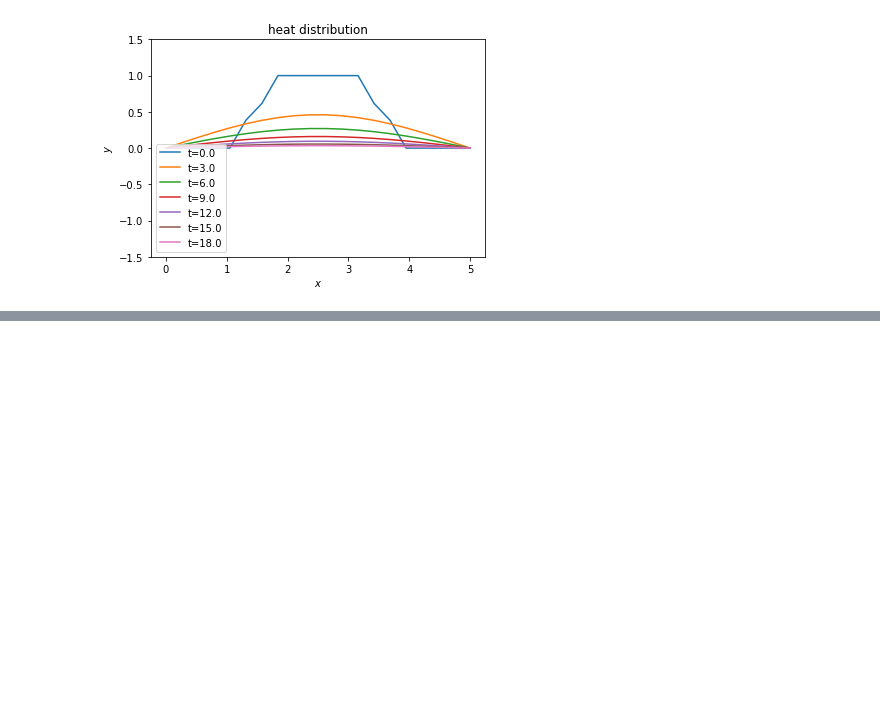
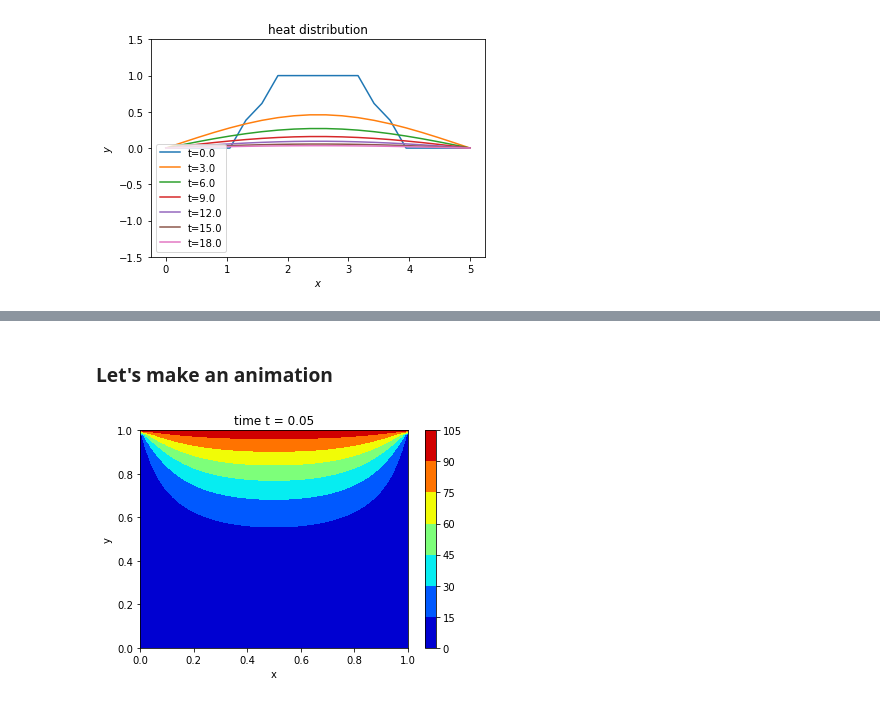
Before and after one commit to moxlos/algorithms, a Jupyter notebook: diff_eqs/heat_eq.ipynb, the cells around one changed output, grey strips where cells are left out. Saved outputs shown, nothing was run; the diff lists cells and outputs as text; code cells hidden in the pictures; blank space fills up the shorter version.

```diff
--- a/diff_eqs/heat_eq.ipynb
+++ b/diff_eqs/heat_eq.ipynb
@@ -188,0 +324,27 @@ heat.plot_distr(pts_sel)
+# %% [markdown]
+### Let's make an animation
+# %%
+def plot_contour(x,y,u,t):
+
+    plt.clf()
+    X,Y = np.meshgrid(x,y)
+
+
+    plt.title('time t = ' + str(round(t,3)))
+    plt.xlabel("x")
+    plt.ylabel("y")
+
+    plt.contourf(X, Y, u, cmap=cm.jet)
+
+    plt.colorbar()
+
+    return plt
+
+def animate(k):
+    plot_contour(x,y,u[k],t[k])
+
+#They have to be in the same cell
+anmt = animation.FuncAnimation(plt.figure(), animate, interval=1, frames=500,repeat=False)
+anmt.save("data/heat_diff_1.gif")
+# %% [output]
+[figure, added]
```
Also changed, not shown: parts of 9 cells of this notebook.
